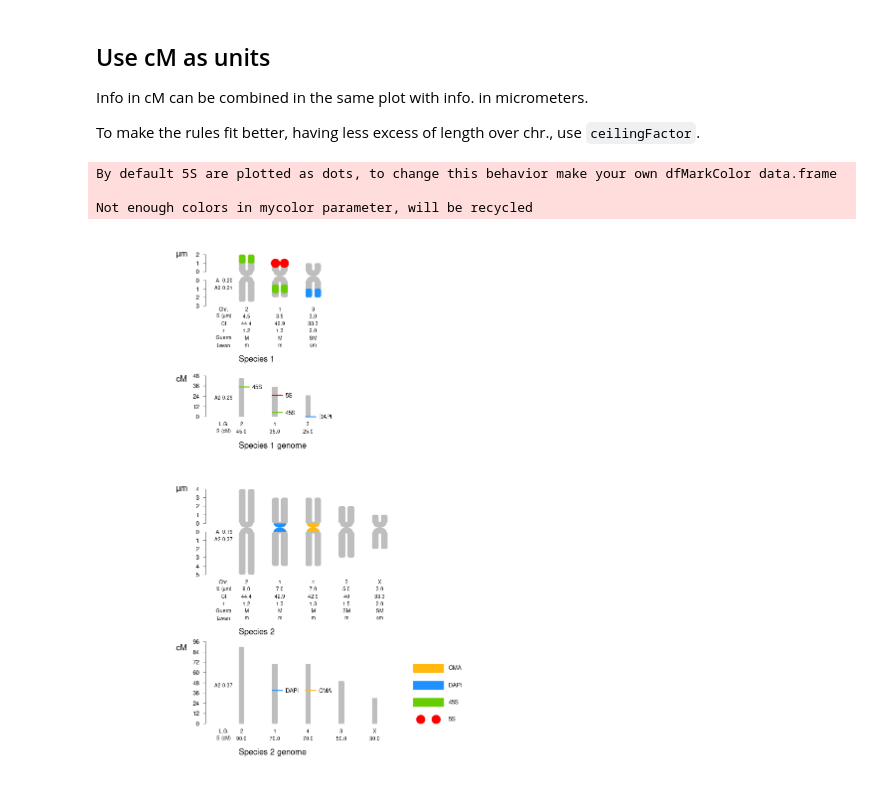
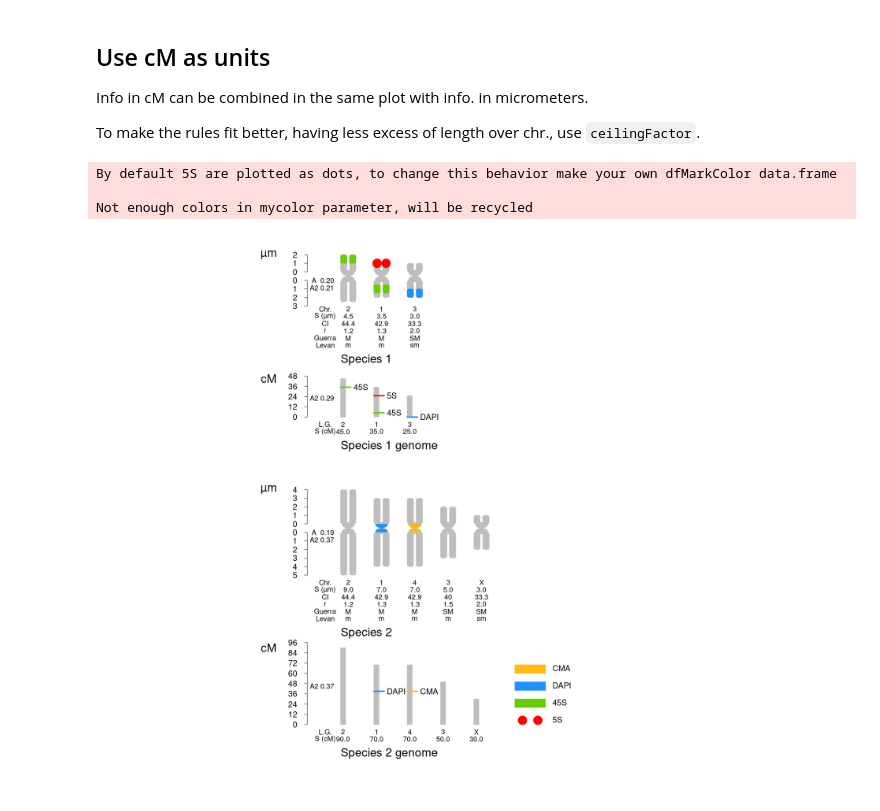
Before and after one commit to fernandoroa/IFjupyter, a Jupyter notebook: 06-units.ipynb, the cells around one changed output. Drawn from its saved outputs; the diff is of its cells as text; code cells hidden in the pictures.

```diff
--- a/06-units.ipynb
+++ b/06-units.ipynb
@@ -352,7 +352,7 @@ mixedDfMarkStyle[which(mixedDfMarkStyle$markName %in%
                          grep("cM", mixedDfMarkStyle$markName, value=TRUE) ) ,]$style<-"cM"
 
 par(mar=rep(0,4))
-options(repr.plot.width = 740/80, repr.plot.height = 900/80, repr.plot.res = 100)
+options(repr.plot.width = 1800/200, repr.plot.height = 1600/200, repr.plot.res = 200)
 suppressMessages(
 plotIdiograms(dfChrSize   = mixedThreeSpChrSize,  # chr. size data.frame
               dfMarkPos   = mixedThreeSpMarks,    # mark position data.frame
@@ -370,32 +370,32 @@ plotIdiograms(dfChrSize   = mixedThreeSpChrSize,  # chr. size data.frame
               karHeiSpace = 6,            # vertical size of karyotype including spacer
               amoSepar = 3,               # separ. among kar.
 
               chrSize=TRUE,               # show chr. size under chr.
               indexIdTextSize=.6,         # font size of chr. name and indices
               distTextChr = .85,          # separation among chr. names and indices
 
               protruding = 1,             # extension of cM mark type
               pattern = "cM",             # regex pattern to remove from mark names
               markLabelSize=.7            # font size of mark legends
               ,legendWidth = 2            # legend items width
               ,fixCenBorder = TRUE        # use chrColor as border color of cen. or cen. marks
               ,lwd.cM = 2                 # thickness of cM marks
               ,holocenNotAsChromatids=TRUE# do not use chromatids in holocen. kar.
 
-              ,xPosRulerTitle = 3.2       # position of Mb or cM (title) in ruler
+              ,xPosRulerTitle = 4         # position of Mb or cM (title) in ruler
               ,rulerPos= 0,               # ruler position
               ruler.tck=-0.005,           # ticks of ruler size and orientation
               rulerNumberPos =.7,         # position of numbers in ruler
               rulerNumberSize=0.7,        # font size of ruler numbers
               rulerIntervalcM = 12,       # ruler interval for OTU in specialOTUnames and MbThreshold not met
               ceilingFactor = 1,          # affects max. value in ruler. See also rulerInterval
 
               ylimBotMod = 0.4,           # modify ylim bottom argument
               ylimTopMod = 0              # modify ylim top argument
 )
 )
 # %% [output]
 By default 5S are plotted as dots, to change this behavior make your own dfMarkColor data.frame
 
 Not enough colors in mycolor parameter, will be recycled
-[figure, old version]
+[figure, new version]
```
Also changed, not shown: parts of 4 cells of this notebook, 12 other files.
